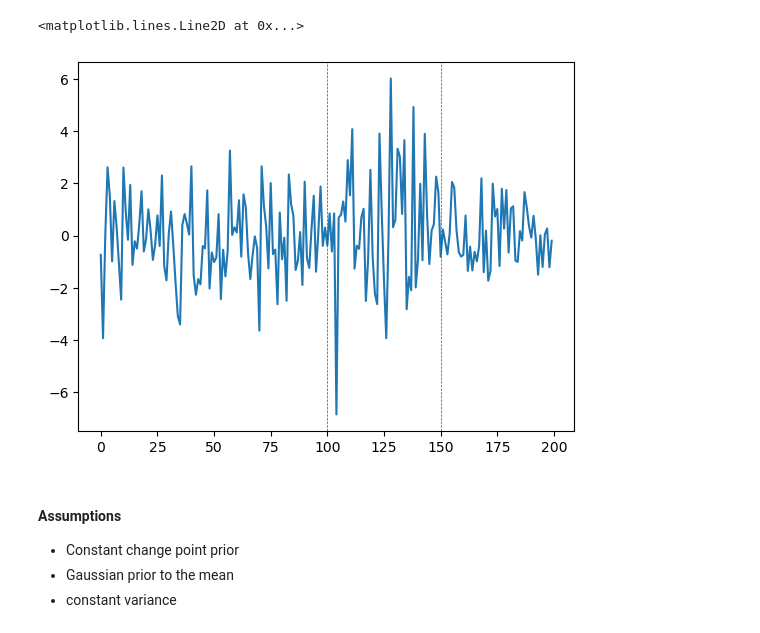
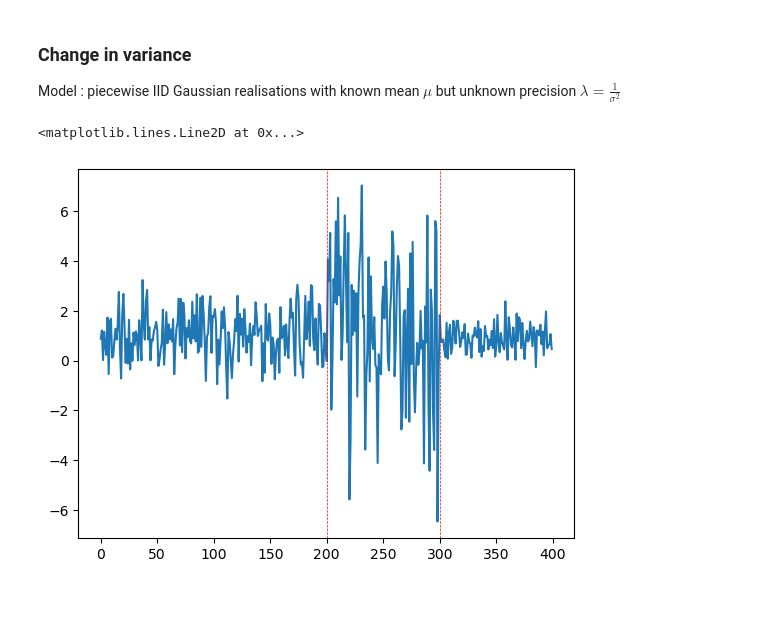
Before and after one commit to EtienneCap/ChangepointDetection, a Jupyter notebook: Bayesian online changepoint detection.ipynb, the cells around one changed output. Drawn from its saved outputs; the diff is of its cells as text; code cells hidden in the pictures; blank space fills up the shorter version.

```diff
--- a/Bayesian online changepoint detection.ipynb
+++ b/Bayesian online changepoint detection.ipynb
@@ -26,0 +113,4 @@ plt.axvline(x = 150, linestyle = "dashed", c = 'r', linewidth = 0.5)
+# %% [markdown]
+### Change in variance
+
+Model : piecewise IID Gaussian realisations with known mean $\mu$ but unknown precision $\lambda = \frac{1}{\sigma^2}$
@@ -27,24 +169,19 @@ plt.axvline(x = 150, linestyle = "dashed", c = 'r', linewidth = 0.5)
 # %%
 ## Generating data with change in variance
 
 sigma_noise = 1
+mu = 1
 
-a = 1.5*sigma_noise * np.random.randn(100,)
-b = 2.5*sigma_noise * np.random.randn(50,)
-c = sigma_noise * np.random.randn(50,)
+a = 1*sigma_noise * np.random.randn(200,) + mu
+b = 3*sigma_noise * np.random.randn(100,) + mu
+c = 0.5*sigma_noise * np.random.randn(100,) + mu
 
 signal_var = np.concatenate([a, b, c], axis = 0)
 
 plt.plot(signal_var)
 
-plt.axvline(x = 100, linestyle = "dashed", c = 'r', linewidth = 0.5)
-plt.axvline(x = 150, linestyle = "dashed", c = 'r', linewidth = 0.5)
+plt.axvline(x = 200, linestyle = "dashed", c = 'r', linewidth = 0.5)
+plt.axvline(x = 300, linestyle = "dashed", c = 'r', linewidth = 0.5)
 # %% [output]
 <matplotlib.lines.Line2D at 0x...>
-[figure, old version]
+[figure, new version]
-# %% [markdown]
-#### Assumptions
-
-- Constant change point prior
-- Gaussian prior to the mean
-- constant variance
```
Also changed, not shown: parts of 12 cells of this notebook.
